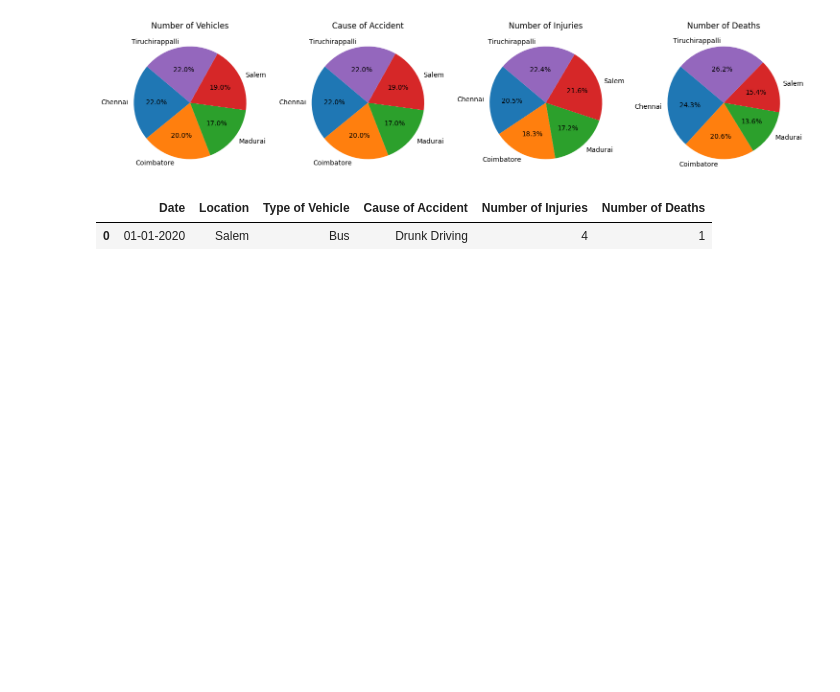
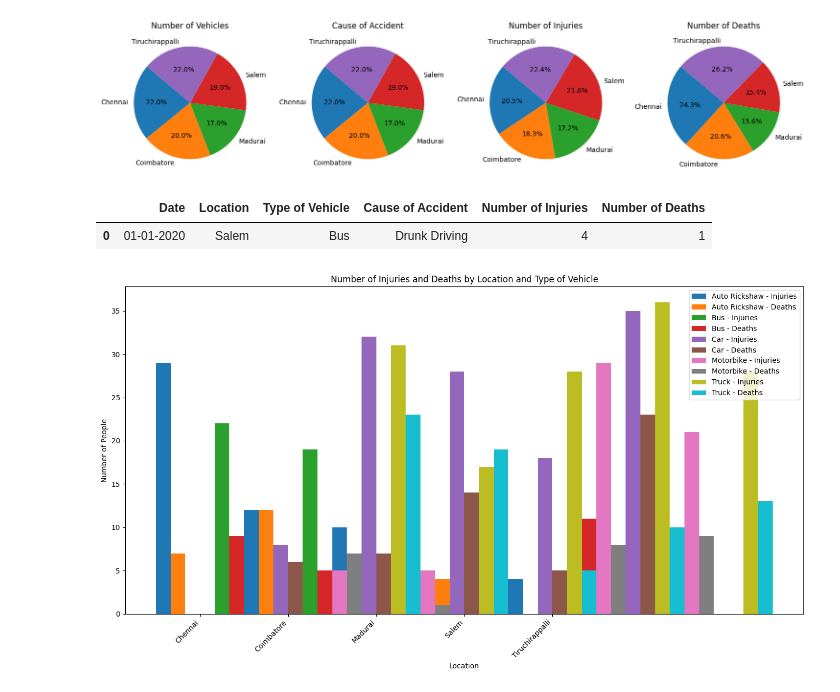
Before and after one commit to Udhay2898/Statistical-Insights-into-Test-Cricket-Performance, a Jupyter notebook: Acc.ipynb, the cells around one changed output. Cells and saved outputs as stored; diff of their text form; code cells hidden in the pictures; blank space fills up the shorter version.

```diff
--- a/Acc.ipynb
+++ b/Acc.ipynb
@@ -224,11 +224,3 @@ plt.tight_layout()
 plt.show()
 # %% [output]
 [figure]
-# %%
-#country = 'IND'
-#country_df = df[df['Country'] == country].reset_index()
-#country_df
-df.head(1)
-# %% [output]
-|  | Date | Location | Type of Vehicle | Cause of Accident | Number of Injuries | Number of Deaths |
-| 0 | 01-01-2020 | Salem | Bus | Drunk Driving | 4 | 1 |
@@ -257,0 +227,19 @@ for i in range(len(columns)):
+# %%
+df.head(1)
+# %% [output]
+|  | Date | Location | Type of Vehicle | Cause of Accident | Number of Injuries | Number of Deaths |
+| 0 | 01-01-2020 | Salem | Bus | Drunk Driving | 4 | 1 |
+# %%
+grouped_df = df.groupby(['Location', 'Type of Vehicle']).agg({
+    'Number of Injuries': 'sum',
+    'Number of Deaths': 'sum'
+}).reset_index()
+
+# Set the figure size
+fig, ax = plt.subplots(figsize=(14, 8))
+
+# Get unique locations and vehicles
+locations = grouped_df['Location'].unique()
+vehicles = grouped_df['Type of Vehicle'].unique()
+# %% [output]
+[figure, added]
```
Also changed, not shown: parts of 1 cell of this notebook.
